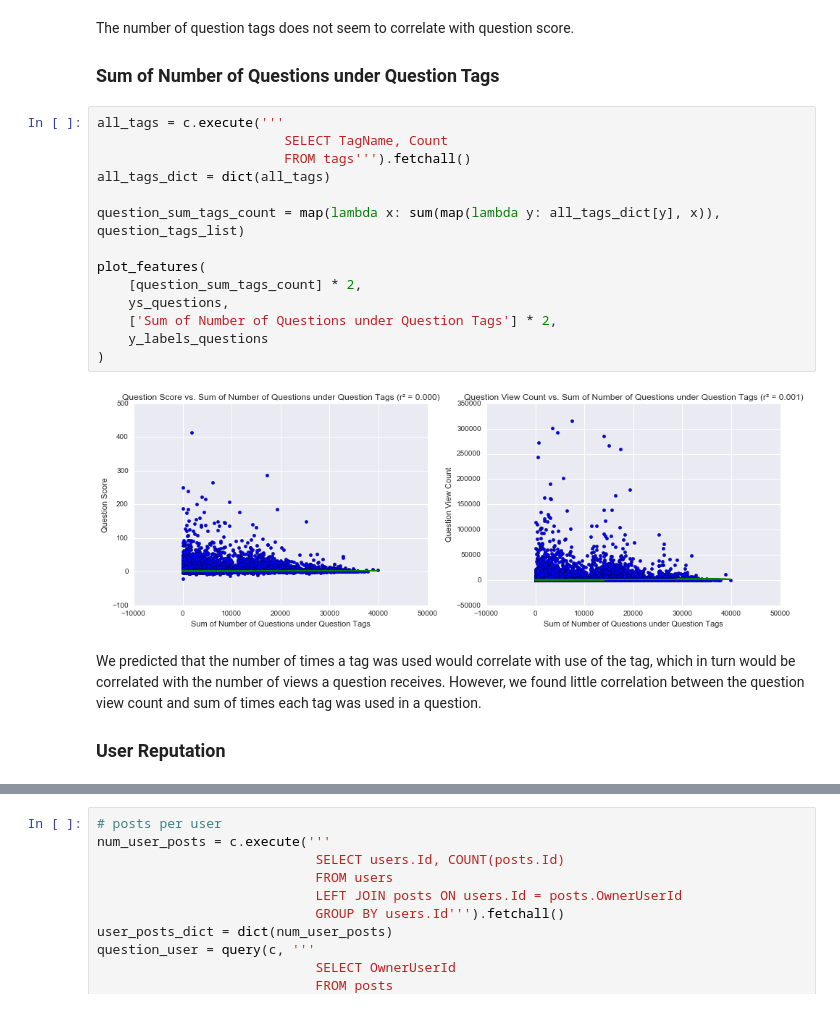
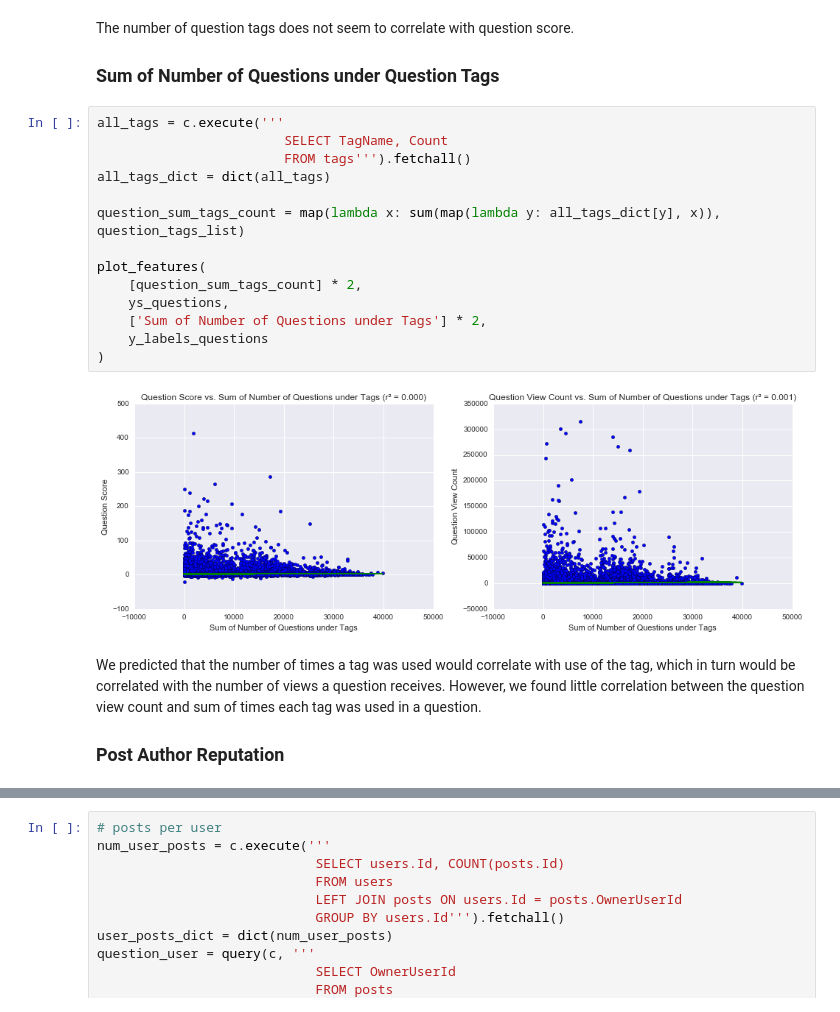
Before and after one commit to alexmfriedman/stack-exchange-analysis, a Jupyter notebook: Stack Overflow Analysis.ipynb, the cells around one changed output, grey strips where cells are left out. Drawn from its saved outputs; the diff is of its cells as text.

```diff
--- a/Stack Overflow Analysis.ipynb
+++ b/Stack Overflow Analysis.ipynb
@@ -603,23 +602,23 @@ The number of question tags does not seem to correlate with question score.
 # %%
 all_tags = c.execute('''
                         SELECT TagName, Count
                         FROM tags''').fetchall()
 all_tags_dict = dict(all_tags)
 
 question_sum_tags_count = map(lambda x: sum(map(lambda y: all_tags_dict[y], x)), question_tags_list)
 
 plot_features(
     [question_sum_tags_count] * 2,
     ys_questions,
-    ['Sum of Number of Questions under Question Tags'] * 2,
+    ['Sum of Number of Questions under Tags'] * 2,
     y_labels_questions
 )
 # %% [output]
-[figure, old version]
+[figure, new version]
 # %% [markdown]
 We predicted that the number of times a tag was used would correlate with use of the tag, which in turn would be correlated with the number of views a question receives. However, we found little correlation between the question view count and sum of times each tag was used in a question.
 
-### User Reputation
+### Post Author Reputation
 # %%
 question_user_reputations = query(c, '''
                             SELECT users.Reputation
```
Also changed, not shown: parts of 14 cells of this notebook.
